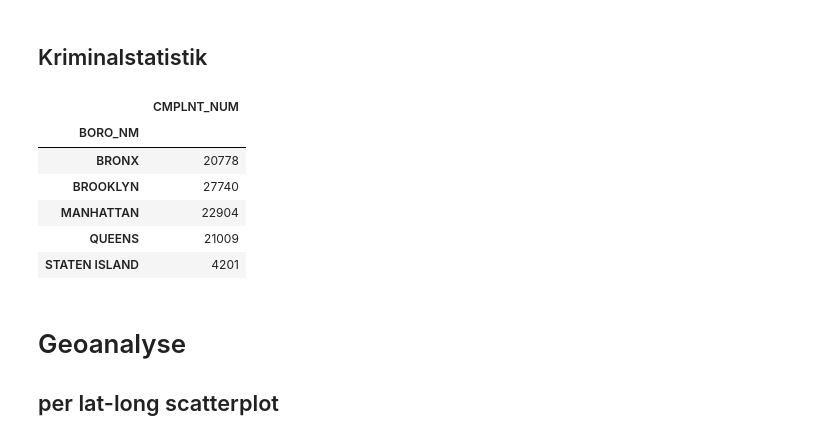
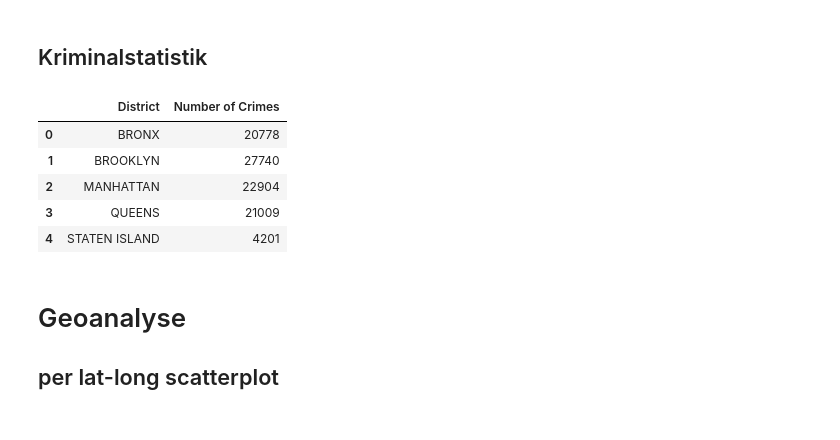
Before and after one commit to hka-mmv/2021-dscb230-exercise, a Jupyter notebook: p/charly/demo_charly.ipynb, the cells around one changed output. Cells and saved outputs as stored; diff of their text form; code cells hidden in the pictures.

```diff
--- a/p/charly/demo_charly.ipynb
+++ b/p/charly/demo_charly.ipynb
@@ -44,16 +44,15 @@ df_nh.head()
 ## Kriminalstatistik
 # %%
 crime = pd.read_csv("https://raw.githubusercontent.com/hka-mmv/dscb230-exercise/main/e1/lecturer/NYPD_Complaint_Map__Year_to_Date.csv")
-# nr of reported crimes per district
-crime.groupby('BORO_NM')[['CMPLNT_NUM']].count()
+# Anzahl Verbrechen pro Distrikt
+crime.groupby('BORO_NM', as_index=False)[['CMPLNT_NUM']].count().rename(columns={'BORO_NM': 'District', 'CMPLNT_NUM': 'Number of Crimes'})
 # %% [output]
-|  | CMPLNT_NUM |
-| BORO_NM |  |
-| BRONX | 20778 |
-| BROOKLYN | 27740 |
-| MANHATTAN | 22904 |
-| QUEENS | 21009 |
-| STATEN ISLAND | 4201 |
+|  | District | Number of Crimes |
+| 0 | BRONX | 20778 |
+| 1 | BROOKLYN | 27740 |
+| 2 | MANHATTAN | 22904 |
+| 3 | QUEENS | 21009 |
+| 4 | STATEN ISLAND | 4201 |
 # %%
 #Vorbereitung Plotting
 
```
Also changed, not shown: parts of 4 cells of this notebook.
